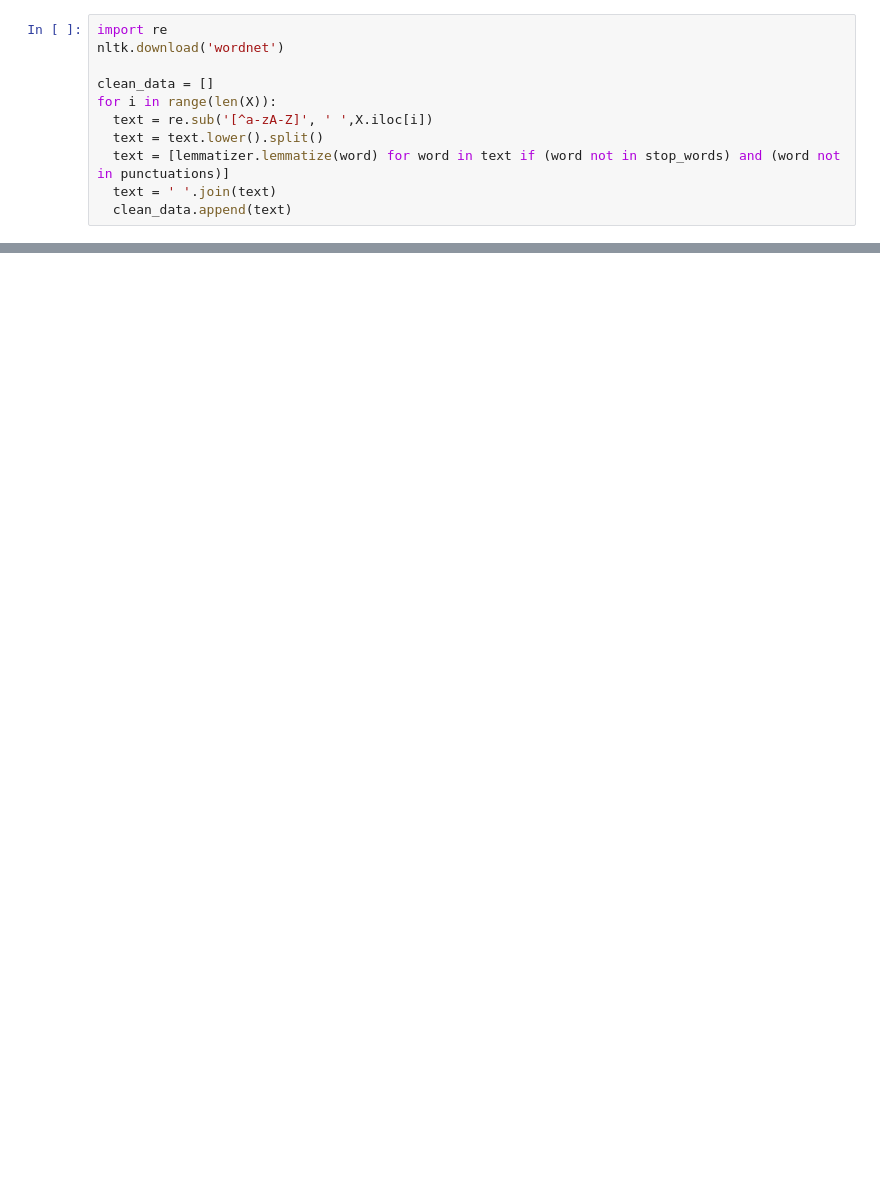
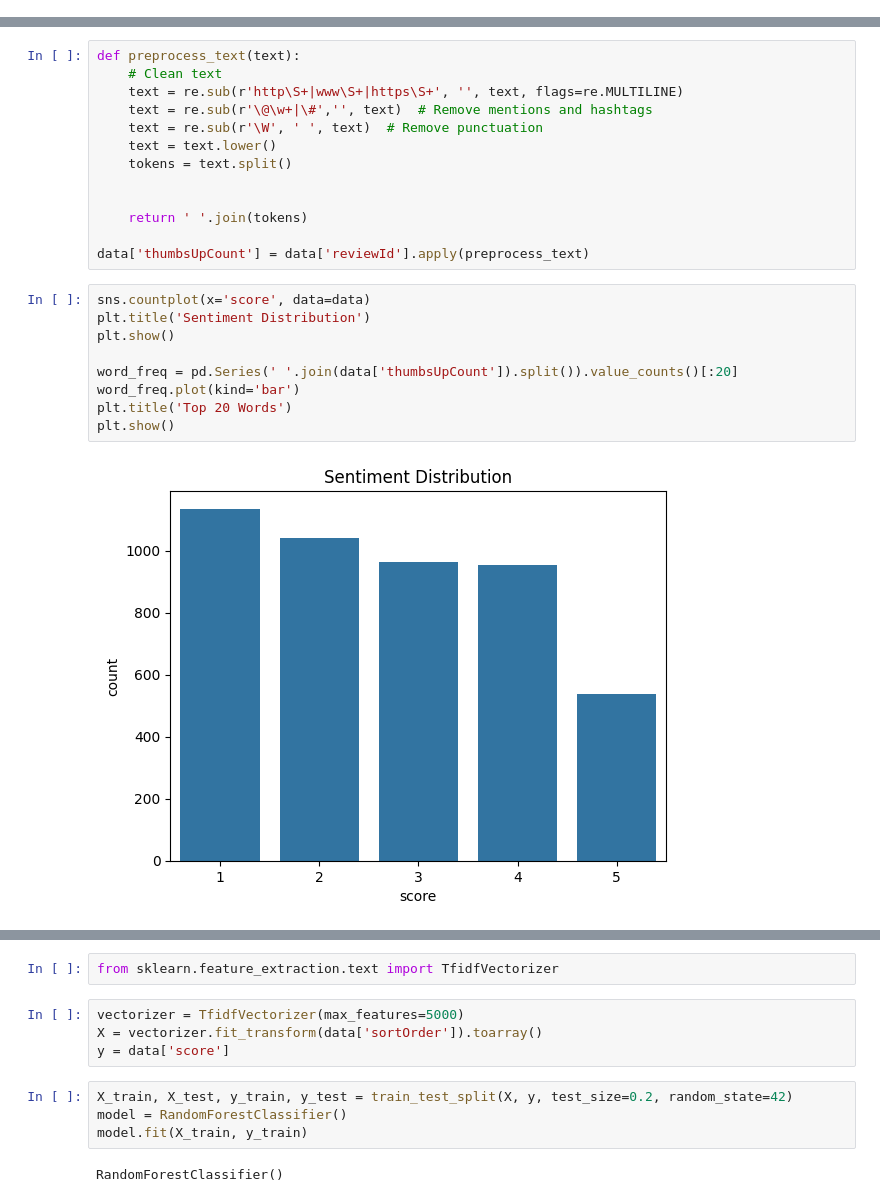
Before and after one commit to ravinasha/Basic-ML-Projects, a Jupyter notebook: Sentiment_Analysis.ipynb, the cells around one changed output, grey strips where cells are left out. Saved outputs shown, nothing was run; the diff lists cells and outputs as text; blank space fills up the shorter version.

```diff
--- a/Sentiment_Analysis.ipynb
+++ b/Sentiment_Analysis.ipynb
@@ -48,11 +2,0 @@ punctuations = string.punctuation
-# %%
-import re
-nltk.download('wordnet')
-
-clean_data = []
-for i in range(len(X)):
-  text = re.sub('[^a-zA-Z]', ' ',X.iloc[i])
-  text = text.lower().split()
-  text = [lemmatizer.lemmatize(word) for word in text if (word not in stop_words) and (word not in punctuations)]
-  text = ' '.join(text)
-  clean_data.append(text)
@@ -122,0 +99,24 @@ weighted avg       0.76      0.77      0.76      4322
+# %%
+def preprocess_text(text):
+    # Clean text
+    text = re.sub(r'http\S+|www\S+|https\S+', '', text, flags=re.MULTILINE)
+    text = re.sub(r'\@\w+|\#','', text)  # Remove mentions and hashtags
+    text = re.sub(r'\W', ' ', text)  # Remove punctuation
+    text = text.lower()
+    tokens = text.split()
+
+
+    return ' '.join(tokens)
+
+data['thumbsUpCount'] = data['reviewId'].apply(preprocess_text)
+# %%
+sns.countplot(x='score', data=data)
+plt.title('Sentiment Distribution')
+plt.show()
+
+word_freq = pd.Series(' '.join(data['thumbsUpCount']).split()).value_counts()[:20]
+word_freq.plot(kind='bar')
+plt.title('Top 20 Words')
+plt.show()
+# %% [output]
+[figure, added]
@@ -122,0 +124,12 @@ weighted avg       0.76      0.77      0.76      4322
+# %%
+from sklearn.feature_extraction.text import TfidfVectorizer
+# %%
+vectorizer = TfidfVectorizer(max_features=5000)
+X = vectorizer.fit_transform(data['sortOrder']).toarray()
+y = data['score']
+# %%
+X_train, X_test, y_train, y_test = train_test_split(X, y, test_size=0.2, random_state=42)
+model = RandomForestClassifier()
+model.fit(X_train, y_train)
+# %% [output]
+RandomForestClassifier()
```
Also changed, not shown: parts of 35 cells of this notebook.
